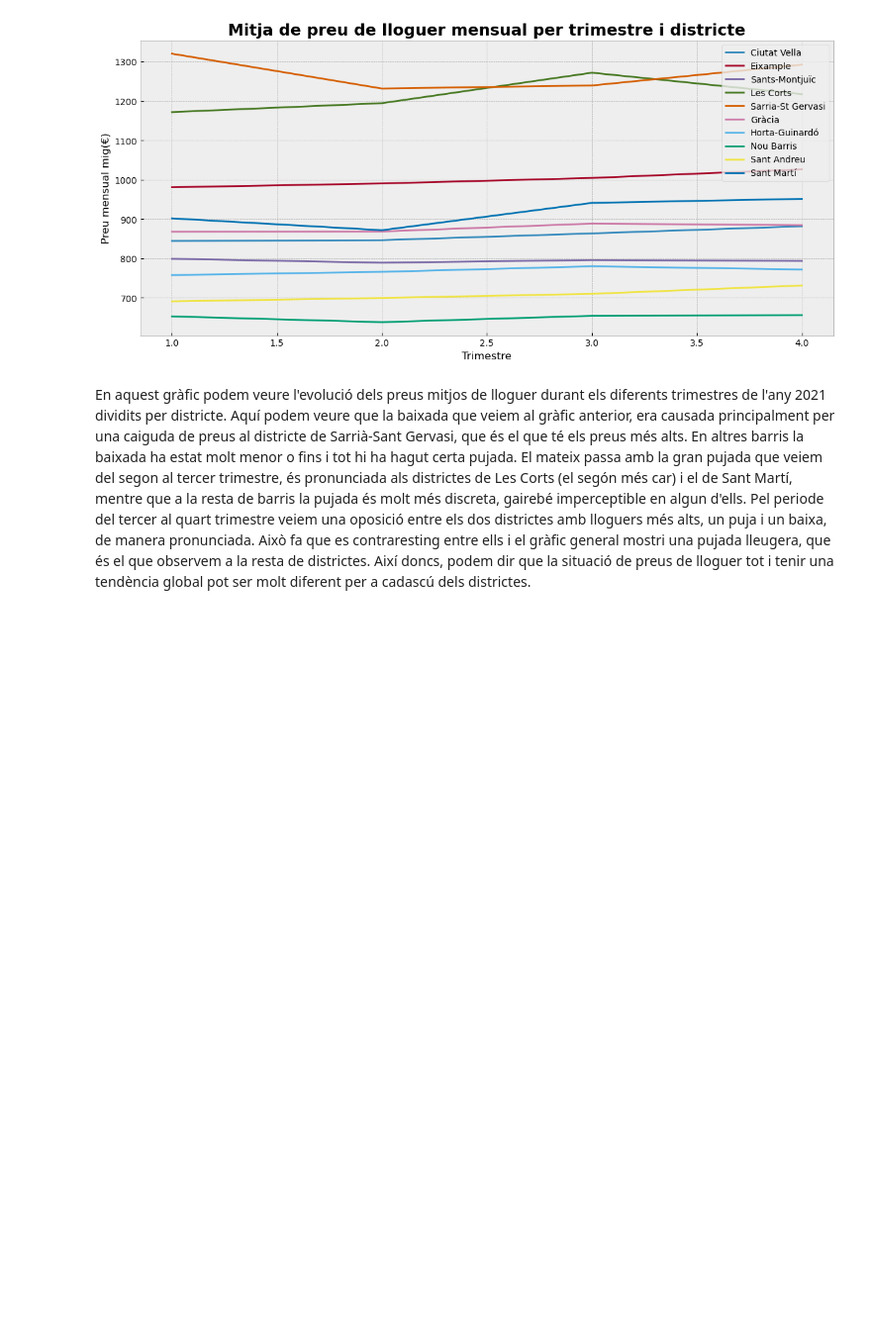
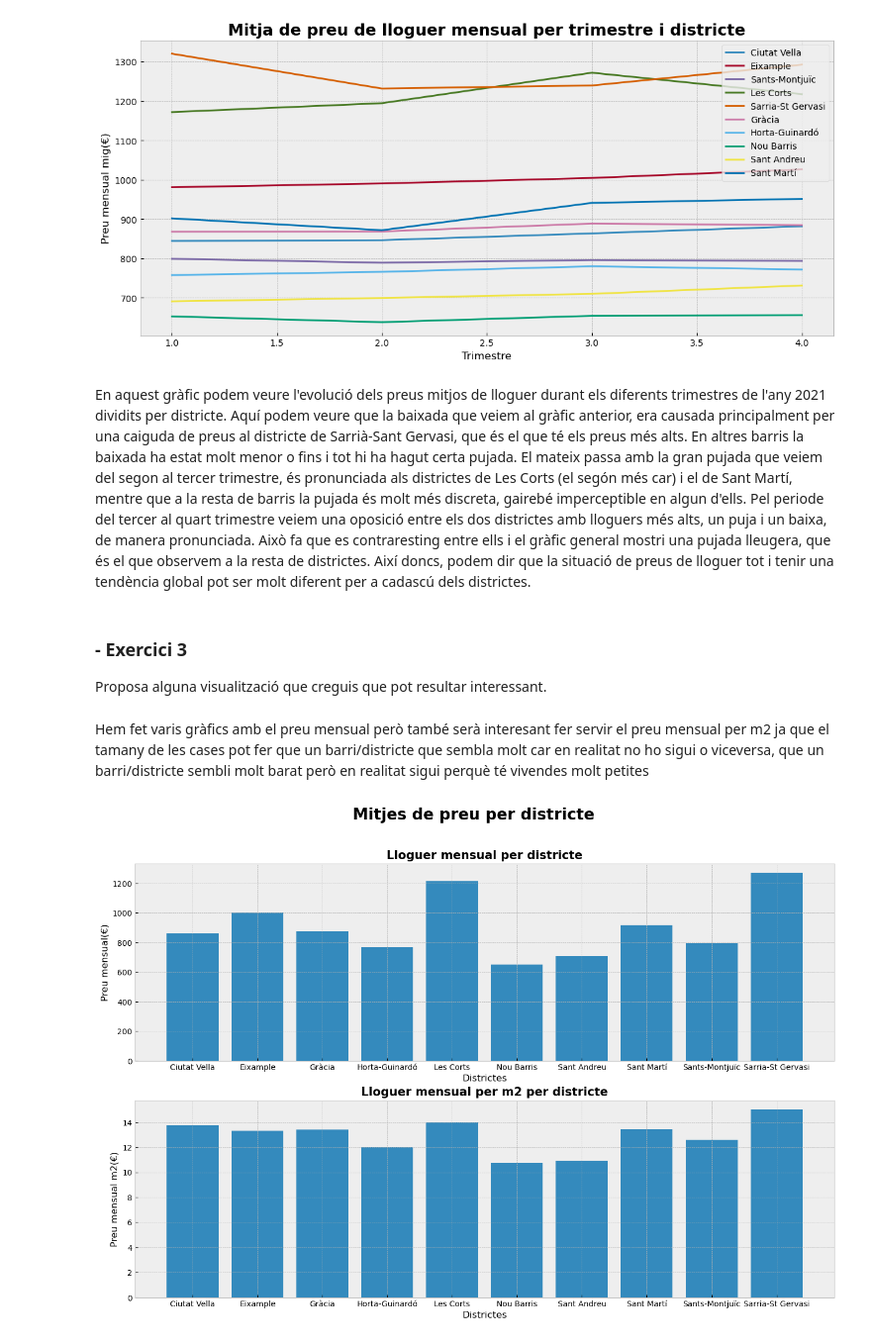
Before and after one commit to maribelseara/visualitzacio_exploratoria, a Jupyter notebook: visualitzacio_exploratoria.ipynb, the cells around one changed output. Shown at 99% size. Drawn from its saved outputs; the diff is of its cells as text; code cells hidden in the pictures; blank space fills up the shorter version.

```diff
--- a/visualitzacio_exploratoria.ipynb
+++ b/visualitzacio_exploratoria.ipynb
@@ -314,3 +326,26 @@ En aquest gràfic podem veure l'evolució dels preus mitjos de lloguer durant el
 El mateix passa amb la gran pujada que veiem del segon al tercer trimestre, és pronunciada als districtes de Les Corts (el segón més car) i el de Sant Martí, mentre que a la resta de barris la pujada és molt més discreta, gairebé imperceptible en algun d'ells.
 Pel periode del tercer al quart trimestre veiem una oposició entre els dos districtes amb lloguers més alts, un puja i un baixa, de manera pronunciada. Això fa que es contraresting entre ells i el gràfic general mostri una pujada lleugera, que és el que observem a la resta de districtes.
 Així doncs, podem dir que la situació de preus de lloguer tot i tenir una tendència global pot ser molt diferent per a cadascú dels districtes.
+# %% [markdown]
+### - Exercici 3
+Proposa alguna visualització que creguis que pot resultar interessant.
+# %% [markdown]
+Hem fet varis gràfics amb el preu mensual però també serà interesant fer servir el preu mensual per m2 ja que el tamany de les cases
+pot fer que un barri/districte que sembla molt car en realitat no ho sigui o viceversa, que un barri/districte sembli molt barat però en realitat sigui perquè té vivendes molt petites
+# %%
+plt.figure(figsize=(16,10))
+plt.suptitle('Mitjes de preu per districte', size=20, weight='bold')
+plt.subplot(2,1,1)
+plt.bar(sorted(df['Nom_Districte'].unique()), df.groupby('Nom_Districte')['Preu_mensual'].agg(np.mean))
+plt.title("Lloguer mensual per districte", size=15, weight='bold')
+plt.xlabel("Districtes")
+plt.ylabel("Preu mensual(€)")
+plt.subplot(2,1,2)
+plt.bar(sorted(df['Nom_Districte'].unique()), df.groupby('Nom_Districte')['Preu_m2_mensual'].agg(np.mean))
+plt.title("Lloguer mensual per m2 per districte", size=15, weight='bold')
+plt.xlabel("Districtes")
+plt.ylabel("Preu mensual m2(€)")
+plt.savefig('Preu_mensual_i_m2_districtes.png')
+plt.show()
+# %% [output]
+[figure, added]
```
Also changed, not shown: parts of 9 cells of this notebook, 5 other files.
